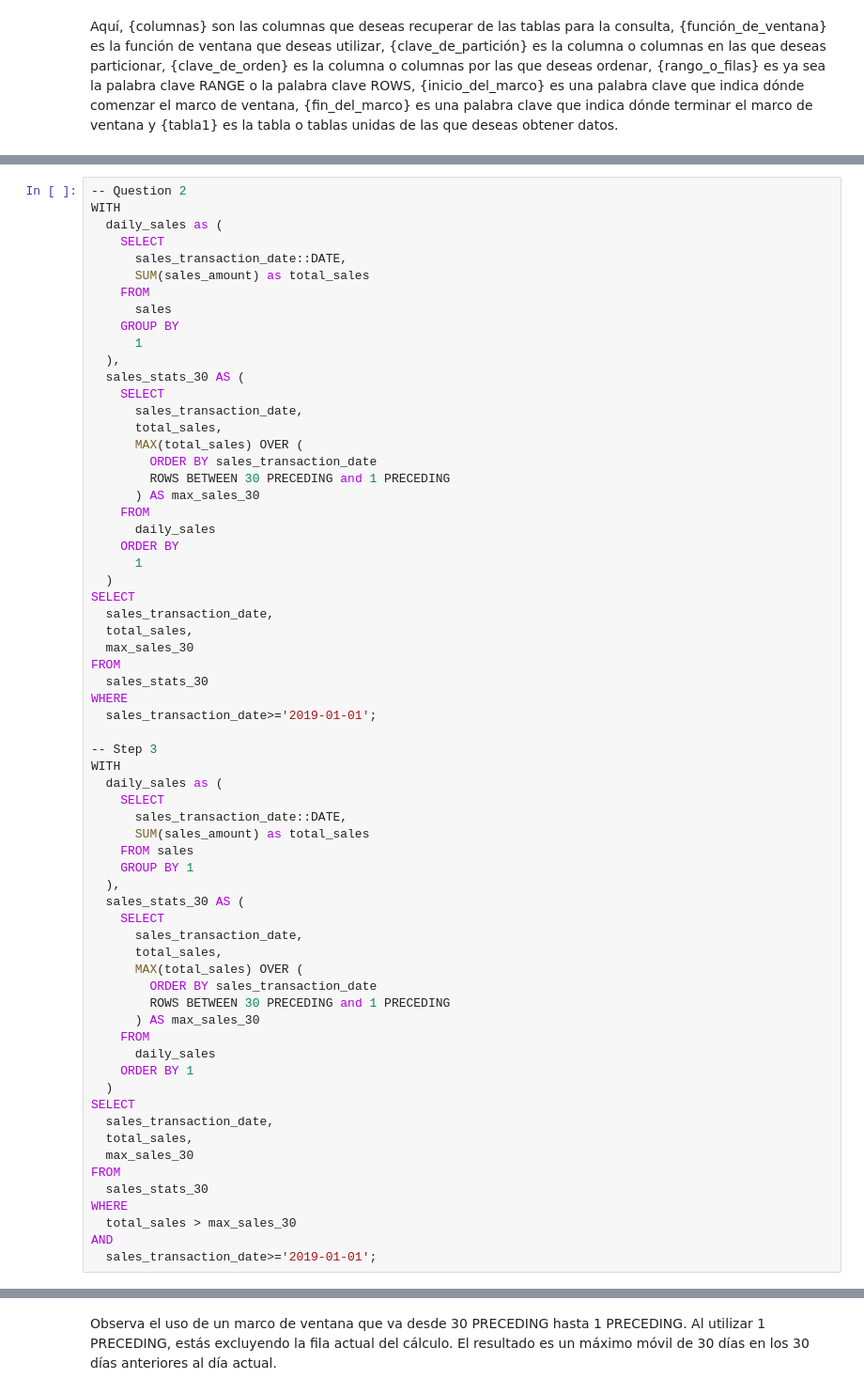
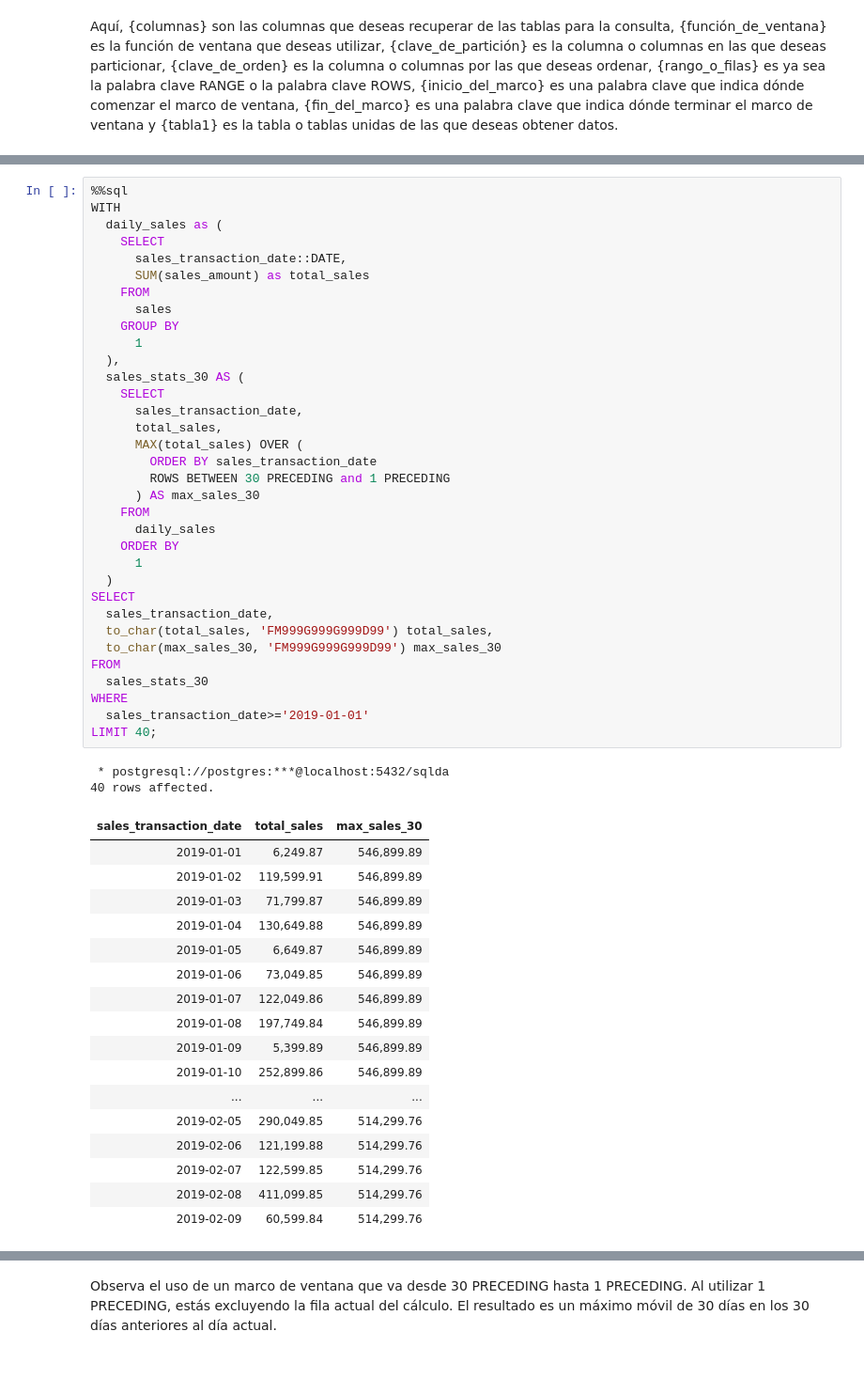
Before and after one commit to limspiga/data-modeling, a Jupyter notebook: 05_data_modeling_for_marketing.ipynb, the cells around one changed output, grey strips where cells are left out. Shown at 94% size. Cells and saved outputs as stored; diff of their text form; blank space fills up the shorter version.

```diff
--- a/05_data_modeling_for_marketing.ipynb
+++ b/05_data_modeling_for_marketing.ipynb
@@ -612,65 +687,54 @@ En esta actividad, utilizarás un marco de ventana para encontrar información i
 # %%
--- Question 2
+%%sql
 WITH
   daily_sales as (
     SELECT
       sales_transaction_date::DATE,
       SUM(sales_amount) as total_sales
     FROM
       sales
     GROUP BY
       1
   ),
   sales_stats_30 AS (
     SELECT
       sales_transaction_date,
       total_sales,
       MAX(total_sales) OVER (
         ORDER BY sales_transaction_date
         ROWS BETWEEN 30 PRECEDING and 1 PRECEDING
       ) AS max_sales_30
     FROM
       daily_sales
     ORDER BY
       1
   )
 SELECT
   sales_transaction_date,
-  total_sales,
-  max_sales_30
+  to_char(total_sales, 'FM999G999G999D99') total_sales,
+  to_char(max_sales_30, 'FM999G999G999D99') max_sales_30
 FROM
   sales_stats_30
 WHERE
-  sales_transaction_date>='2019-01-01';
-
--- Step 3
-WITH
-  daily_sales as (
-    SELECT
-      sales_transaction_date::DATE,
-      SUM(sales_amount) as total_sales
-    FROM sales
-    GROUP BY 1
-  ),
-  sales_stats_30 AS (
-    SELECT
-      sales_transaction_date,
-      total_sales,
-      MAX(total_sales) OVER (
-        ORDER BY sales_transaction_date
-        ROWS BETWEEN 30 PRECEDING and 1 PRECEDING
-      ) AS max_sales_30
-    FROM
-      daily_sales
-    ORDER BY 1
-  )
-SELECT
-  sales_transaction_date,
-  total_sales,
-  max_sales_30
-FROM
-  sales_stats_30
-WHERE
-  total_sales > max_sales_30
-AND
-  sales_transaction_date>='2019-01-01';
+  sales_transaction_date>='2019-01-01'
+LIMIT 40;
+# %% [output]
+ * postgresql://postgres:***@localhost:5432/sqlda
+40 rows affected.
+| sales_transaction_date | total_sales | max_sales_30 |
+| 2019-01-01 | 6,249.87 | 546,899.89 |
+| 2019-01-02 | 119,599.91 | 546,899.89 |
+| 2019-01-03 | 71,799.87 | 546,899.89 |
+| 2019-01-04 | 130,649.88 | 546,899.89 |
+| 2019-01-05 | 6,649.87 | 546,899.89 |
+| 2019-01-06 | 73,049.85 | 546,899.89 |
+| 2019-01-07 | 122,049.86 | 546,899.89 |
+| 2019-01-08 | 197,749.84 | 546,899.89 |
+| 2019-01-09 | 5,399.89 | 546,899.89 |
+| 2019-01-10 | 252,899.86 | 546,899.89 |
+| ... | ... | ... |
+| 2019-02-05 | 290,049.85 | 514,299.76 |
+| 2019-02-06 | 121,199.88 | 514,299.76 |
+| 2019-02-07 | 122,599.85 | 514,299.76 |
+| 2019-02-08 | 411,099.85 | 514,299.76 |
+| 2019-02-09 | 60,599.84 | 514,299.76 |
```
Also changed, not shown: parts of 29 cells of this notebook.
